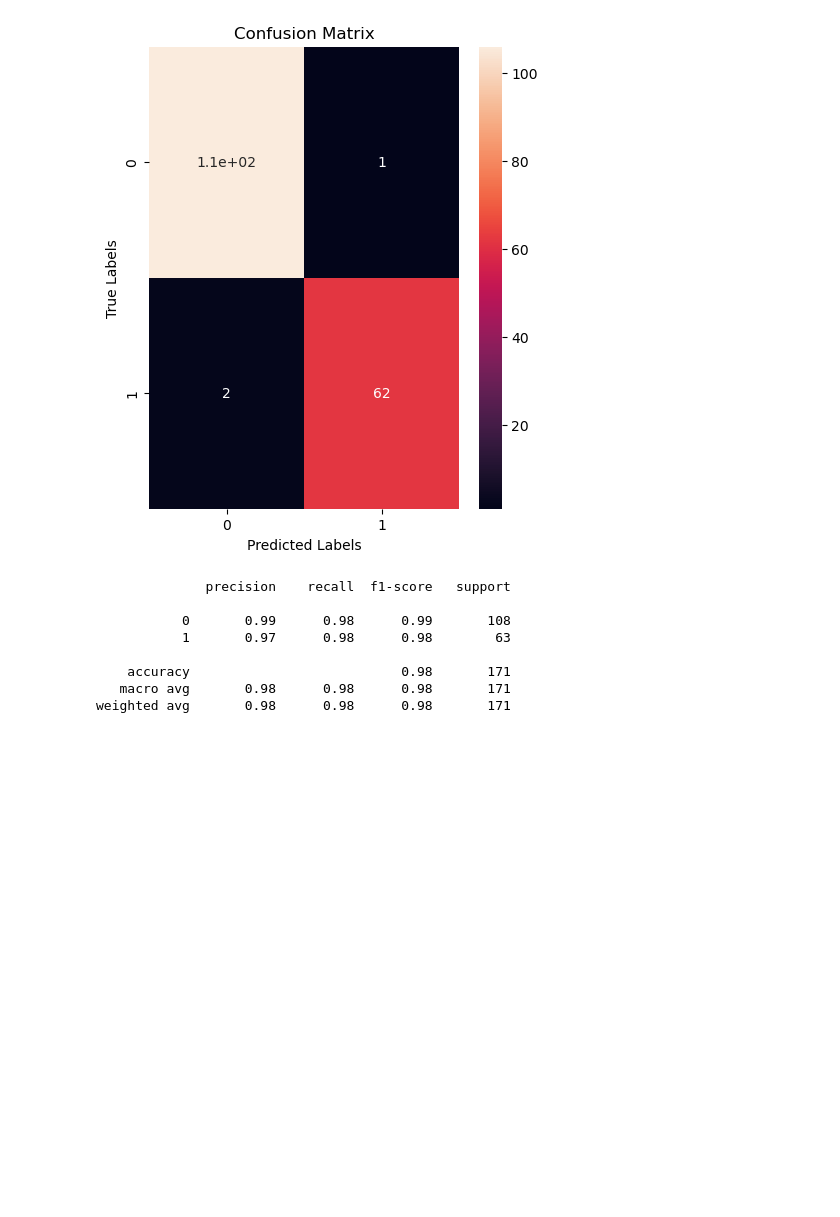
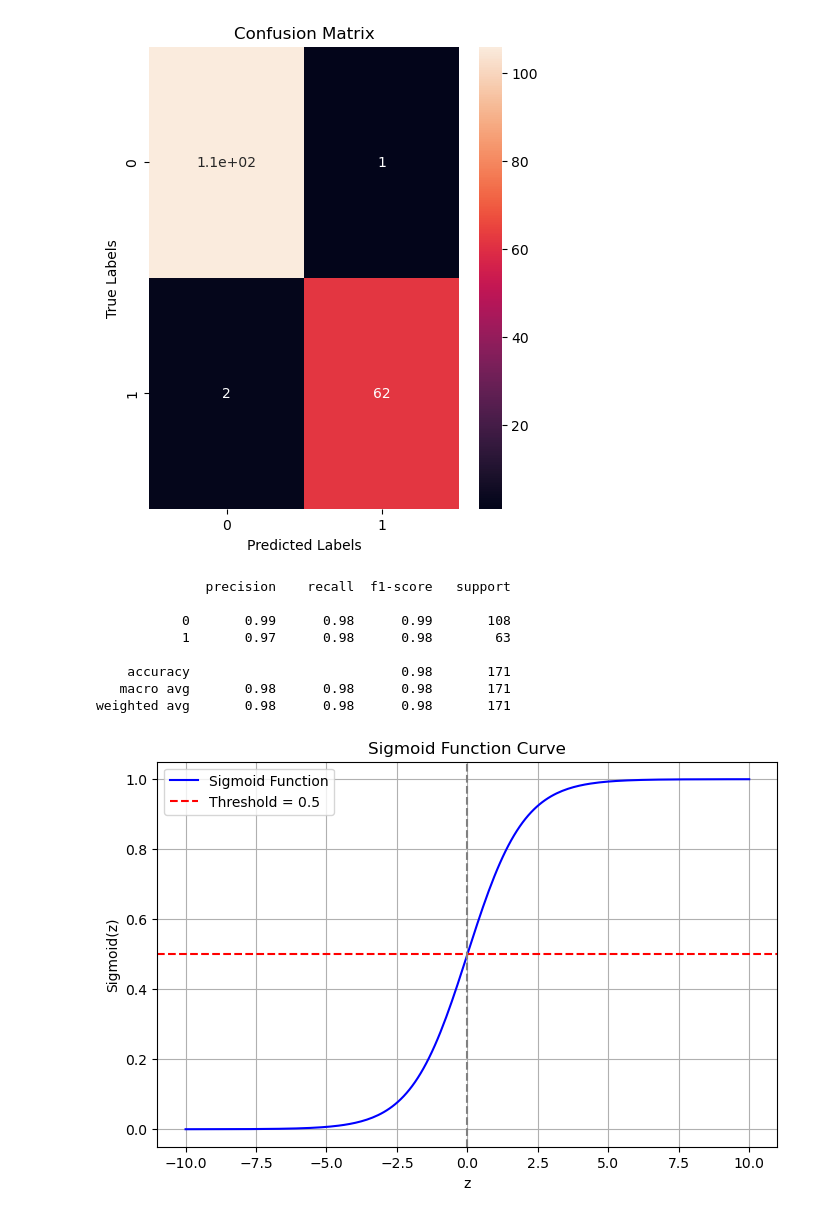
Before and after one commit to Sandeep7O1/Breast-Cancer-logistic-Regression, a Jupyter notebook: Breast Cancer.ipynb, the cells around one changed output. Saved outputs shown, nothing was run; the diff lists cells and outputs as text; code cells hidden in the pictures; blank space fills up the shorter version.

```diff
--- a/Breast Cancer.ipynb
+++ b/Breast Cancer.ipynb
@@ -259,3 +259,23 @@ print(classification_report(y_test,y_pred))
     accuracy                           0.98       171
    macro avg       0.98      0.98      0.98       171
 weighted avg       0.98      0.98      0.98       171
+# %%
+def sigmoid(z):
+    return 1 / (1 + np.exp(-z))
+
+# Range of values for z
+z = np.linspace(-10, 10, 200)
+sig = sigmoid(z)
+# %%
+plt.figure(figsize=(8, 5))
+plt.plot(z, sig, color='blue', label='Sigmoid Function')
+plt.axhline(y=0.5, color='red', linestyle='--', label='Threshold = 0.5')
+plt.axvline(x=0, color='gray', linestyle='--')
+plt.title('Sigmoid Function Curve')
+plt.xlabel('z')
+plt.ylabel('Sigmoid(z)')
+plt.legend()
+plt.grid(True)
+plt.show()
+# %% [output]
+[figure, added]
```
